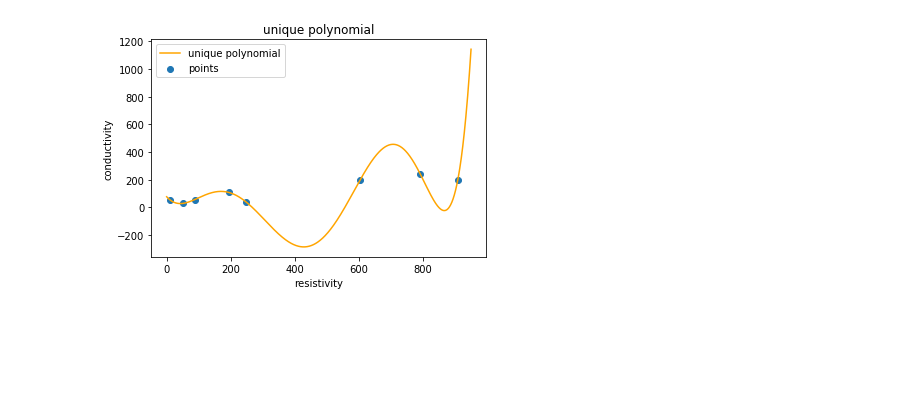
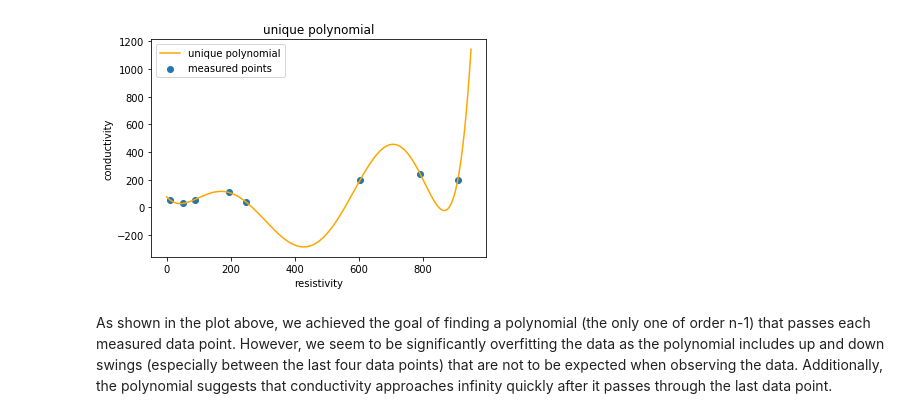
Before and after one commit to roman807/HU, a Jupyter notebook: CISC614_ComputerSimulation/Assignments/CISC 614 - Assignment 7.ipynb, the cells around one changed output. Cells and saved outputs as stored; diff of their text form; code cells hidden in the pictures; blank space fills up the shorter version.

```diff
--- a/CISC614_ComputerSimulation/Assignments/CISC 614 - Assignment 7.ipynb
+++ b/CISC614_ComputerSimulation/Assignments/CISC 614 - Assignment 7.ipynb
@@ -27,7 +34,11 @@ Resistivity (ohm-m) | Conductivity (m/day) |
 data = pd.DataFrame([[11.3, 52.7], [49.5, 28.8], [88.0, 57.2], [193.1, 108.9], [247.6, 40.0],
                     [603.4, 197.0], [792.0, 239.1], [908.3, 194.7]], columns=['res', 'cond'])
 # %%
-def unique_polynomial(x, coeffs):
+def polynomial(x, coeffs):
+    """
+    Function that calculated the corresponding point y as f(x) for
+    a polynomial f with the coefficients "coeff"
+    """
     y = 0
     for i, coeff in enumerate(coeffs[::-1]):
         y += coeff * x**i
@@ -35,16 +50,18 @@ def unique_polynomial(x, coeffs):
 # %%
 f = interpolate.lagrange(data.res, data.cond)
 x_ = np.linspace(0, 950, 1000)
 y_ = []
 for x in x_:
-    y_.append(unique_polynomial(x, f.coeffs))
+    y_.append(polynomial(x, f.coeffs))
 
 plt.plot(x_, y_, color='orange')
 plt.scatter(data.res, data.cond)
-plt.legend(['unique polynomial', 'points'])
+plt.legend(['unique polynomial', 'measured points'])
 plt.title('unique polynomial')
 plt.xlabel('resistivity')
 plt.ylabel('conductivity')
 plt.show()
 # %% [output]
-[figure, old version]
+[figure, new version]
+# %% [markdown]
+As shown in the plot above, we achieved the goal of finding a polynomial (the only one of order n-1) that passes each measured data point. However, we seem to be significantly overfitting the data as the polynomial includes up and down swings (especially between the last four data points) that are not to be expected when observing the data. Additionally, the polynomial suggests that conductivity approaches infinity quickly after it passes through the last data point.
```
Also changed, not shown: parts of 11 cells of this notebook.
